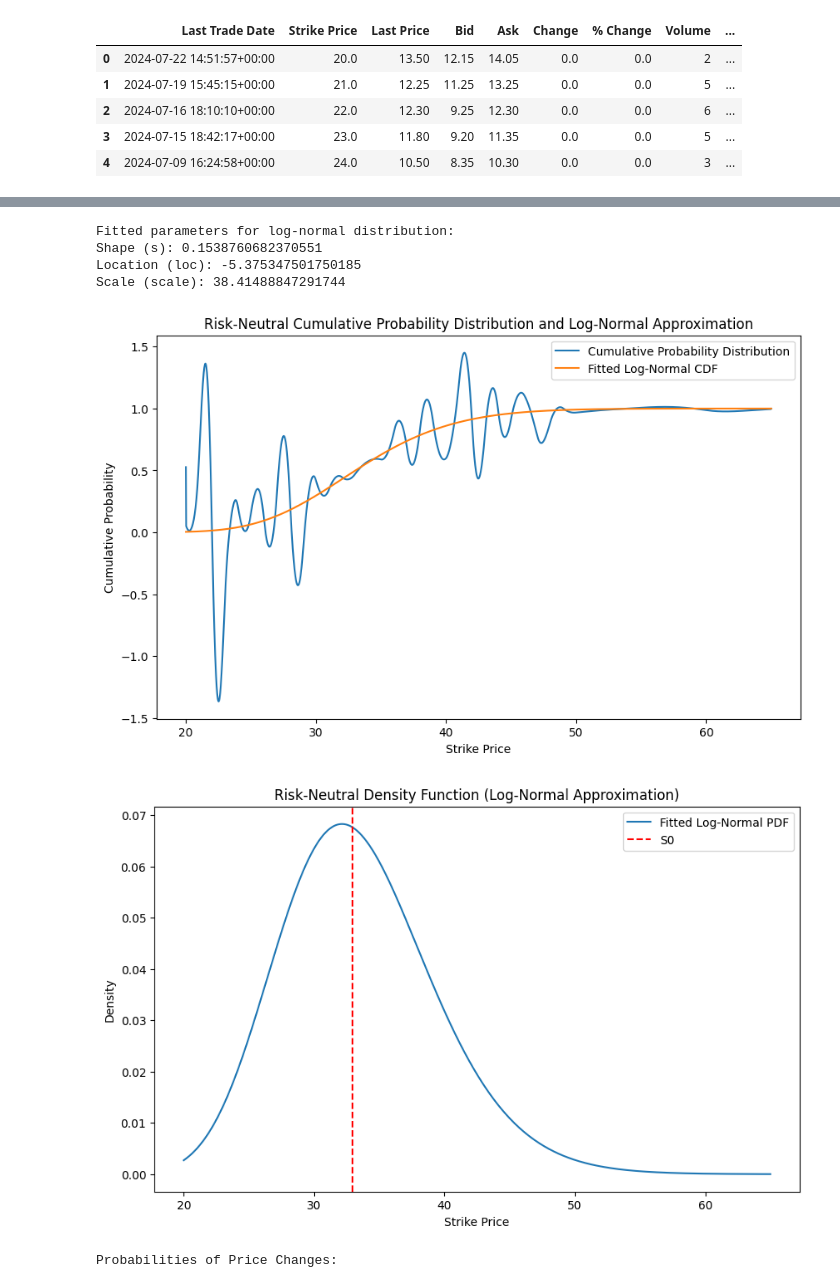
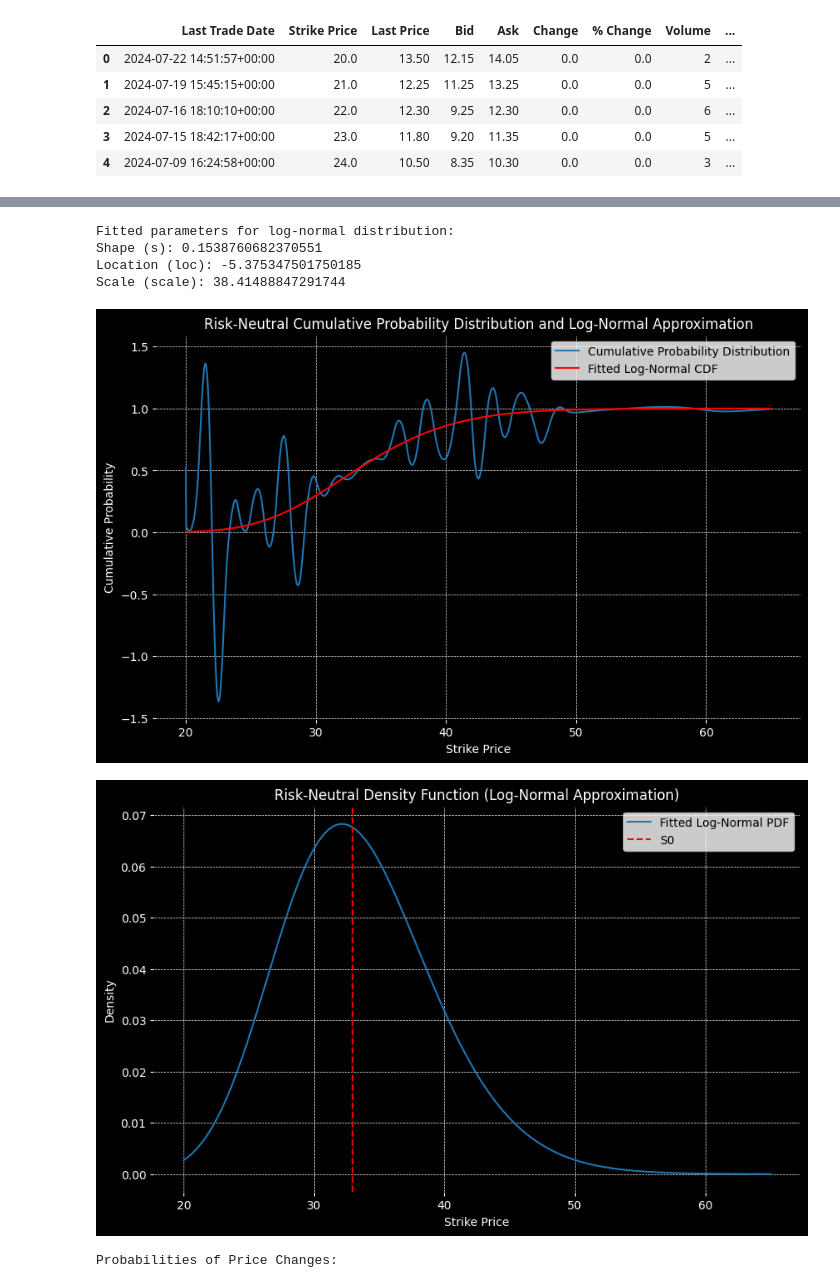
Before and after one commit to zaccheus-lines/S-P-Sector-Index-RND, a Jupyter notebook: RND.ipynb, the cells around one changed output, grey strips where cells are left out. Drawn from its saved outputs; the diff is of its cells as text; code cells hidden in the pictures.

```diff
--- a/RND.ipynb
+++ b/RND.ipynb
@@ -134,11 +139,16 @@ def call_valuation(S0, T, r, new_strikes, new_ivols):
     call_prices = [black_scholes_call(S0, K, T, r, sigma) for K, sigma in zip(new_strikes, new_ivols)]
     # Plot the call option prices
     plt.figure(figsize=(10, 6))
-    plt.plot(new_strikes, call_prices, label='Call Option Prices')
-    plt.xlabel('Strike Price')
-    plt.ylabel('Call Option Price')
-    plt.title('Call Option Prices Using Interpolated Volatilities')
+    plt.plot(new_strikes, call_prices, label='Call Option Prices', color = 'red')
+    plt.xlabel('Strike Price', color = 'white')
+    plt.ylabel('Call Option Price', color = 'white')
+    plt.title('Call Option Prices Using Interpolated Volatilities', color = 'white')
     plt.legend()
+    # Set black background and white grid
+    plt.gca().set_facecolor('black')
+    plt.gcf().set_facecolor('black')
+    plt.grid(color='white', linestyle='--', linewidth=0.5)
+    plt.tick_params(colors='white')
     plt.show()
     return call_prices
 
@@ -177,42 +187,52 @@ popt, pcov = curve_fit(lognormal_cdf, new_strikes, cumulative_prob, p0=initial_g
 # Print fitted parameters
 print("Fitted parameters for log-normal distribution:")
 print(f"Shape (s): {popt[0]}")
 print(f"Location (loc): {popt[1]}")
 print(f"Scale (scale): {popt[2]}")
 
 # Define the log-normal PDF function
 def lognormal_pdf(x, s, loc, scale):
     return lognorm.pdf(x, s, loc, scale)
 
 # Plot the calculated cumulative probability distribution and the fitted log-normal CDF
 plt.figure(figsize=(10, 6))
 plt.plot(new_strikes, cumulative_prob, '-', label='Cumulative Probability Distribution')
-plt.plot(new_strikes, lognormal_cdf(new_strikes, *popt), '-', label='Fitted Log-Normal CDF')
-plt.xlabel('Strike Price')
-plt.ylabel('Cumulative Probability')
-plt.title('Risk-Neutral Cumulative Probability Distribution and Log-Normal Approximation')
+plt.plot(new_strikes, lognormal_cdf(new_strikes, *popt), '-', label='Fitted Log-Normal CDF', color ='red')
+plt.xlabel('Strike Price', color = 'white')
+plt.ylabel('Cumulative Probability', color = 'white')
+plt.title('Risk-Neutral Cumulative Probability Distribution and Log-Normal Approximation', color = 'white')
 plt.legend()
+# Set black background and white grid
+plt.gca().set_facecolor('black')
+plt.gcf().set_facecolor('black')
+plt.grid(color='white', linestyle='--', linewidth=0.5)
+plt.tick_params(colors='white')
 plt.show()
 
 # Calculate the PDF from the fitted log-normal parameters
 pdf_values = lognormal_pdf(new_strikes, *popt)
 
 # Plot the fitted log-normal PDF
 plt.figure(figsize=(10, 6))
 plt.plot(new_strikes, pdf_values, '-', label='Fitted Log-Normal PDF')
 plt.axvline(x=S0, color='r', linestyle='--', label='S0')
-plt.xlabel('Strike Price')
-plt.ylabel('Density')
-plt.title('Risk-Neutral Density Function (Log-Normal Approximation)')
+plt.xlabel('Strike Price', color = 'white')
+plt.ylabel('Density', color = 'white')
+plt.title('Risk-Neutral Density Function (Log-Normal Approximation)', color = 'white')
 plt.legend()
+# Set black background and white grid
+plt.gca().set_facecolor('black')
+plt.gcf().set_facecolor('black')
+plt.grid(color='white', linestyle='--', linewidth=0.5)
+plt.tick_params(colors='white')
 plt.show()
 # %% [output]
 Fitted parameters for log-normal distribution:
 Shape (s): 0.1538760682370551
 Location (loc): -5.375347501750185
 Scale (scale): 38.41488847291744
-[figure, old version]
+[figure, new version]
-[figure, old version]
+[figure, new version]
 # %%
 # Define the percentage ranges
 percentage_ranges = [
```
Also changed, not shown: parts of 2 cells of this notebook.
